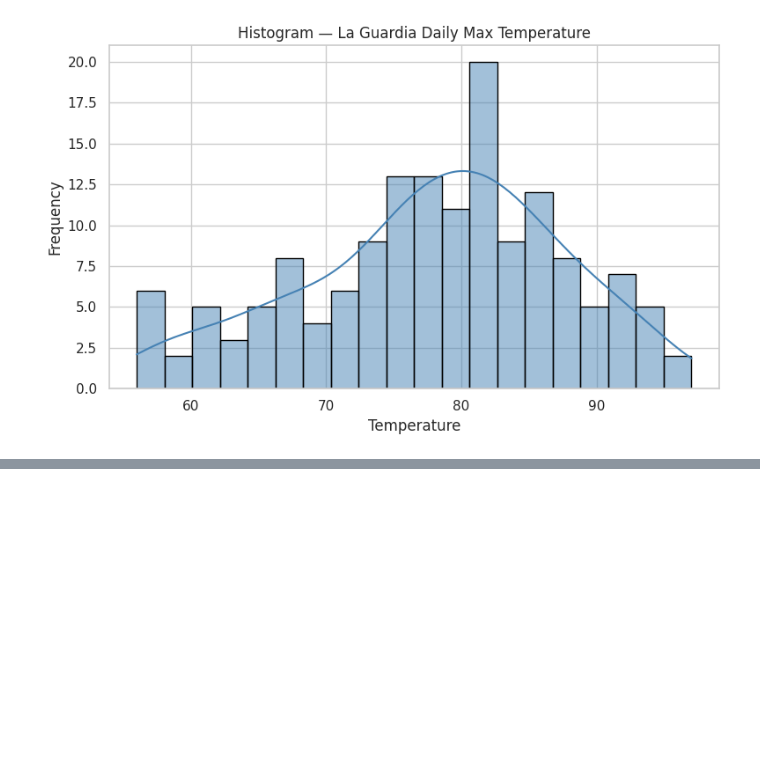
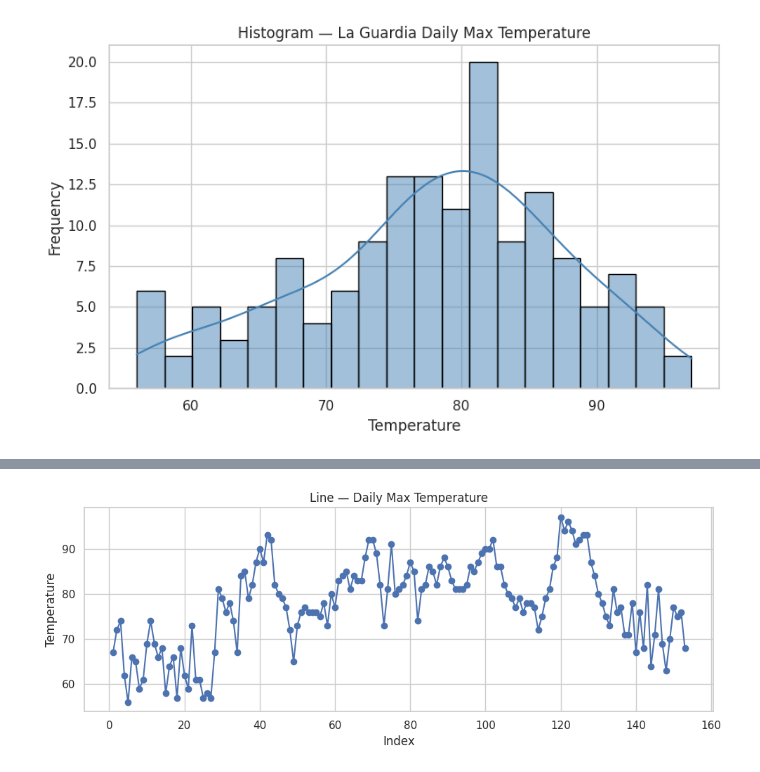
Before and after one commit to MURALAAYYAPPA/Data-Visualization, a Jupyter notebook: Daily Temperature.ipynb, the cells around one changed output, grey strips where cells are left out. Saved outputs shown, nothing was run; the diff lists cells and outputs as text; code cells hidden in the pictures; blank space fills up the shorter version.

```diff
--- a/Daily Temperature.ipynb
+++ b/Daily Temperature.ipynb
@@ -169,0 +286,10 @@ plt.show()
+# %%
+plt.figure(figsize=(10,4))
+plt.plot(df[xcol], df[temp_col], marker='o', linestyle='-')
+plt.xlabel("Date" if xcol == '__date' else "Index")
+plt.title("Line — Daily Max Temperature")
+plt.ylabel("Temperature")
+plt.tight_layout()
+plt.show()
+# %% [output]
+[figure, added]
```
Also changed, not shown: parts of 6 cells of this notebook.
